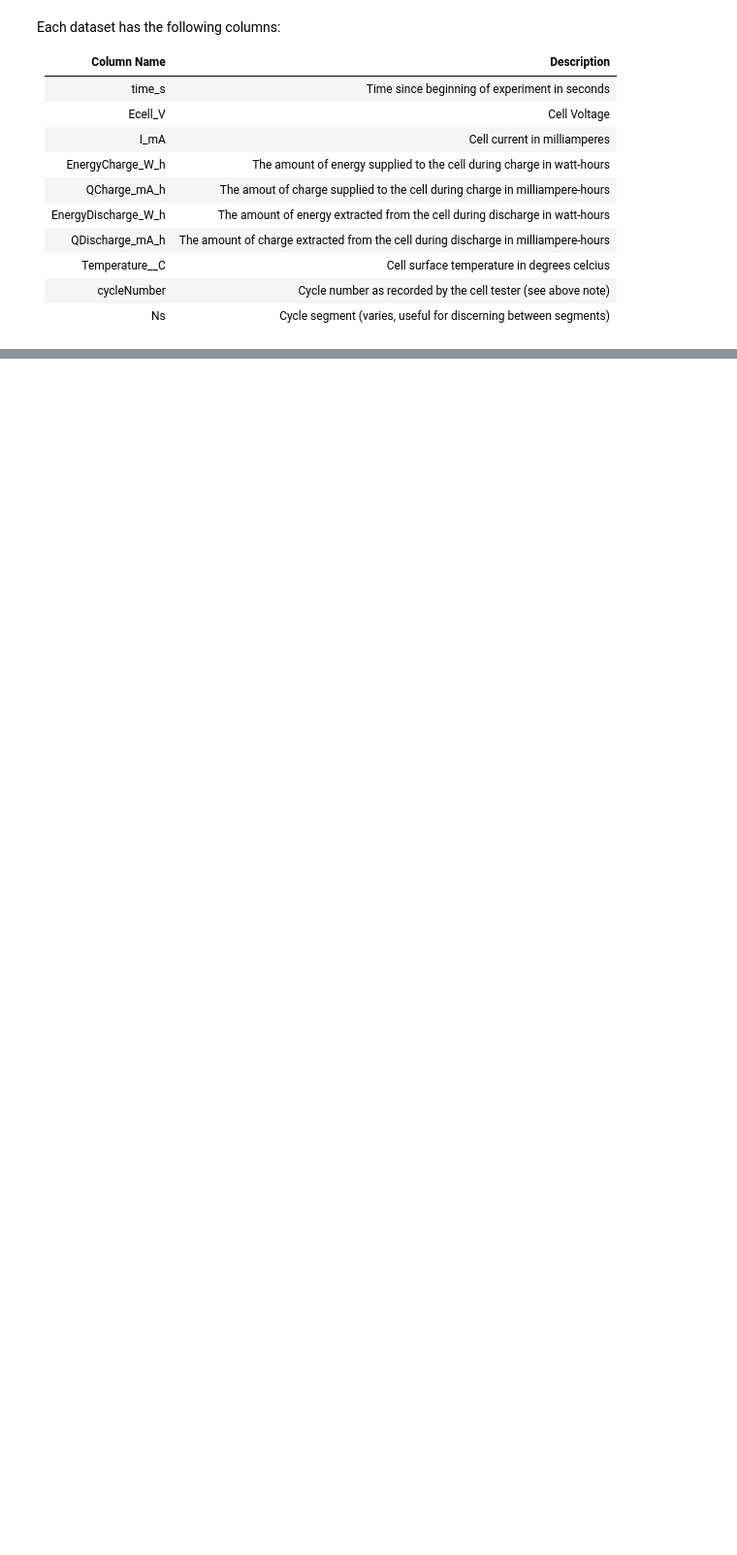
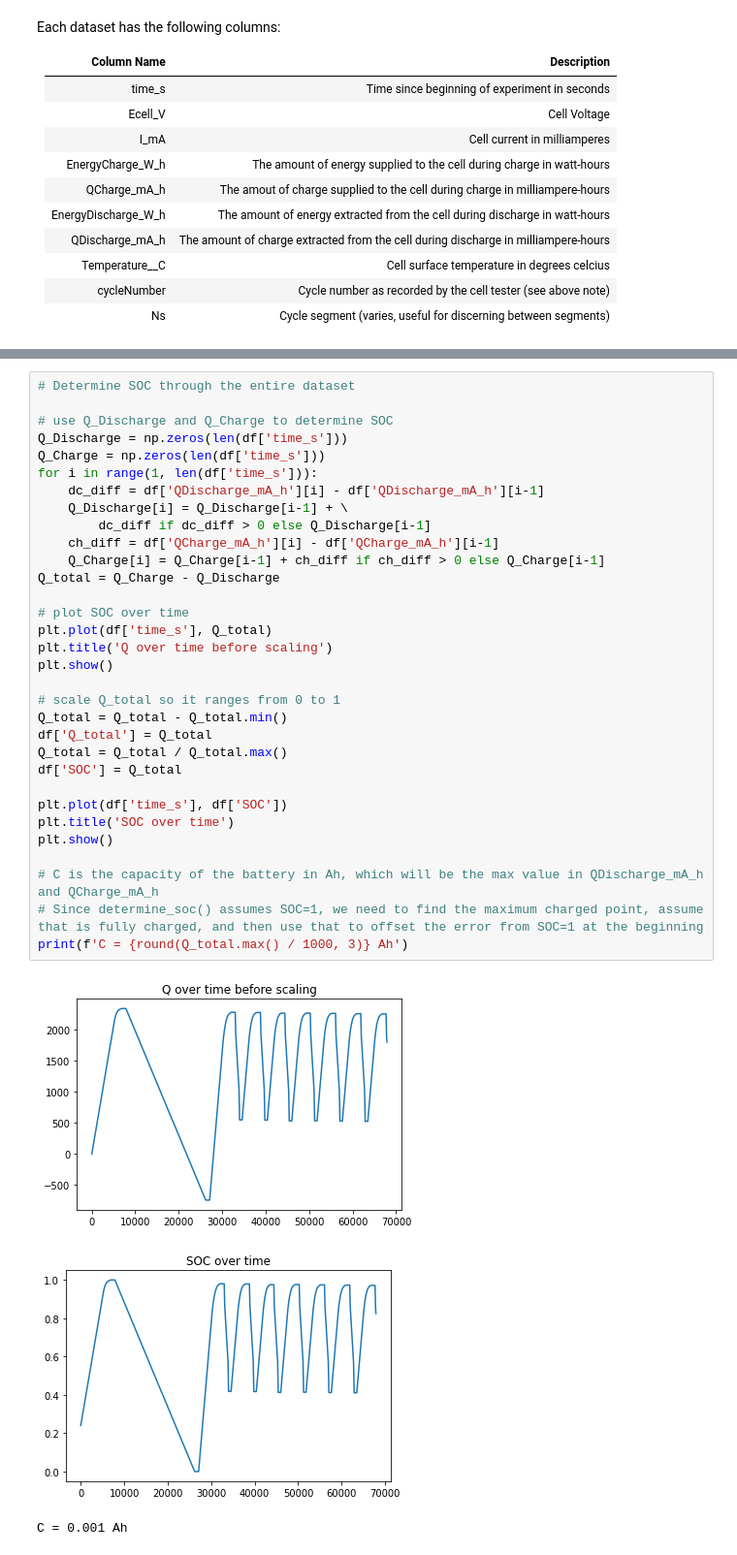
Before and after one commit to SquareWheelBike/CloudBFG, a Jupyter notebook: dataset_testing.ipynb, the cells around one changed output, grey strips where cells are left out. Shown: that part at 97% size. Saved outputs shown, nothing was run; the diff lists cells and outputs as text; blank space fills up the shorter version.

```diff
--- a/dataset_testing.ipynb
+++ b/dataset_testing.ipynb
@@ -102,0 +133,36 @@ plt.show()
+# %%
+# Determine SOC through the entire dataset
+
+# use Q_Discharge and Q_Charge to determine SOC
+Q_Discharge = np.zeros(len(df['time_s']))
+Q_Charge = np.zeros(len(df['time_s']))
+for i in range(1, len(df['time_s'])):
+    dc_diff = df['QDischarge_mA_h'][i] - df['QDischarge_mA_h'][i-1]
+    Q_Discharge[i] = Q_Discharge[i-1] + \
+        dc_diff if dc_diff > 0 else Q_Discharge[i-1]
+    ch_diff = df['QCharge_mA_h'][i] - df['QCharge_mA_h'][i-1]
+    Q_Charge[i] = Q_Charge[i-1] + ch_diff if ch_diff > 0 else Q_Charge[i-1]
+Q_total = Q_Charge - Q_Discharge
+
+# plot SOC over time
+plt.plot(df['time_s'], Q_total)
+plt.title('Q over time before scaling')
+plt.show()
+
+# scale Q_total so it ranges from 0 to 1
+Q_total = Q_total - Q_total.min()
+df['Q_total'] = Q_total
+Q_total = Q_total / Q_total.max()
+df['SOC'] = Q_total
+
+plt.plot(df['time_s'], df['SOC'])
+plt.title('SOC over time')
+plt.show()
+
+# C is the capacity of the battery in Ah, which will be the max value in QDischarge_mA_h and QCharge_mA_h
+# Since determine_soc() assumes SOC=1, we need to find the maximum charged point, assume that is fully charged, and then use that to offset the error from SOC=1 at the beginning
+print(f'C = {round(Q_total.max() / 1000, 3)} Ah')
+# %% [output]
+[figure, added]
+[figure, added]
+C = 0.001 Ah
```
Also changed, not shown: parts of 5 cells of this notebook.
